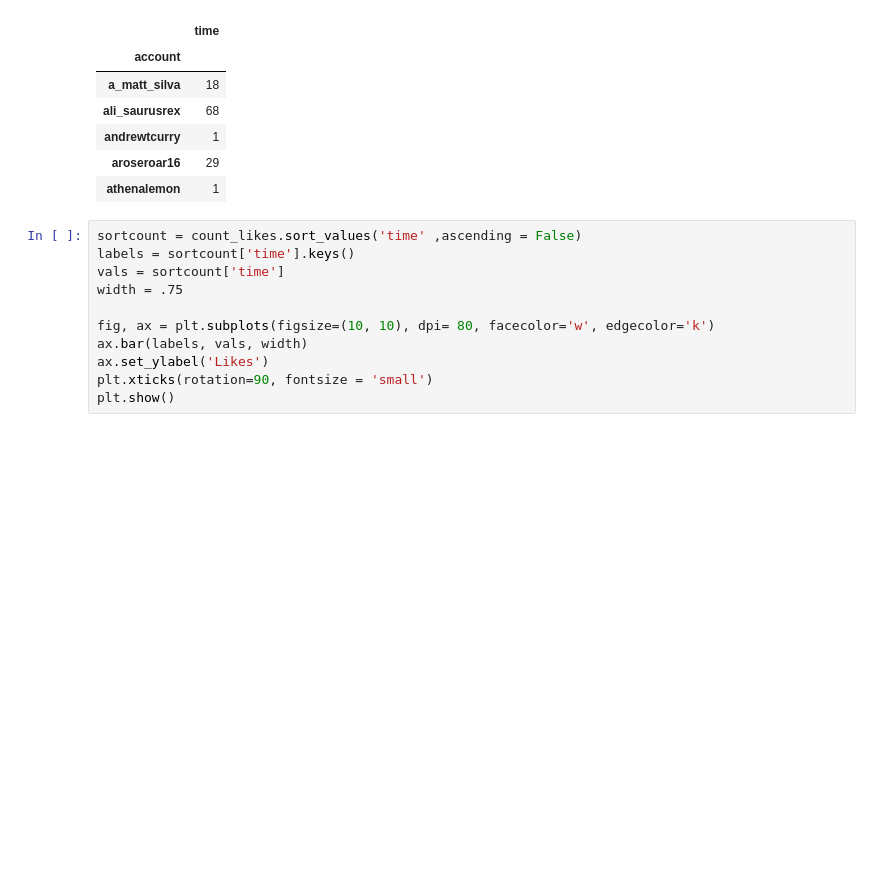
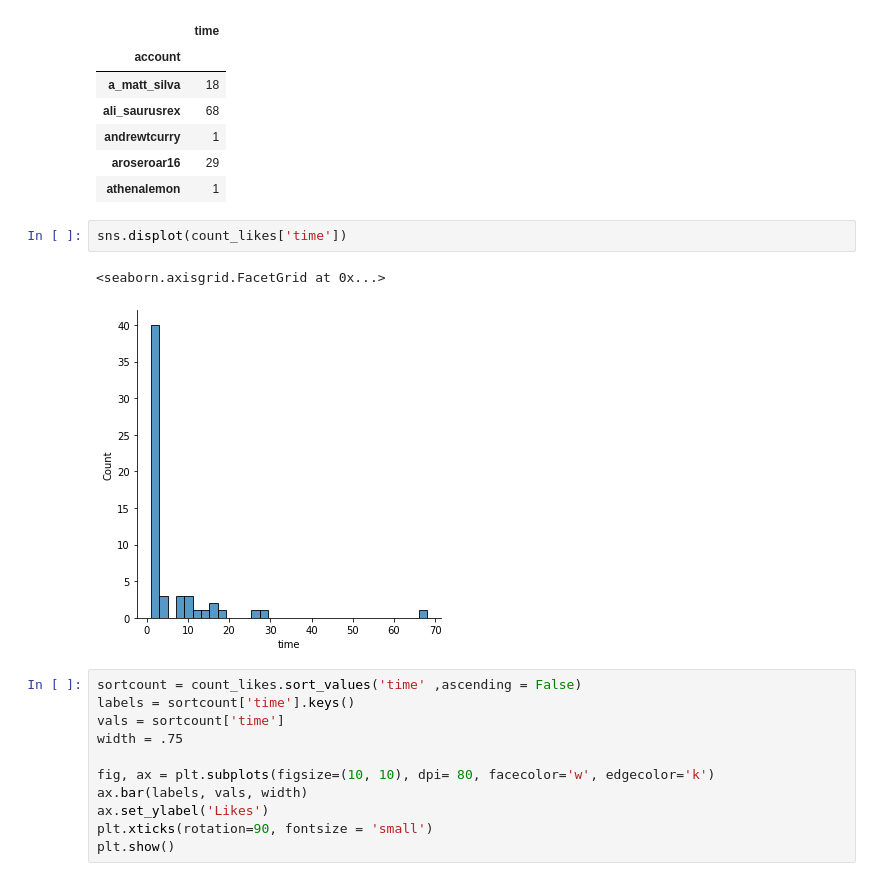
Before and after one commit to dziegler1/EMAT22110, a Jupyter notebook: Ziegler Likes Report.ipynb, the cells around one changed output. Saved outputs shown, nothing was run; the diff lists cells and outputs as text; blank space fills up the shorter version.

```diff
--- a/Ziegler Likes Report.ipynb
+++ b/Ziegler Likes Report.ipynb
@@ -118,6 +118,11 @@ count_likes.head()
 | andrewtcurry | 1 |
 | aroseroar16 | 29 |
 | athenalemon | 1 |
+# %%
+sns.displot(count_likes['time'])
+# %% [output]
+<seaborn.axisgrid.FacetGrid at 0x...>
+[figure, added]
 # %%
 sortcount = count_likes.sort_values('time' ,ascending = False)
 labels = sortcount['time'].keys()
```
